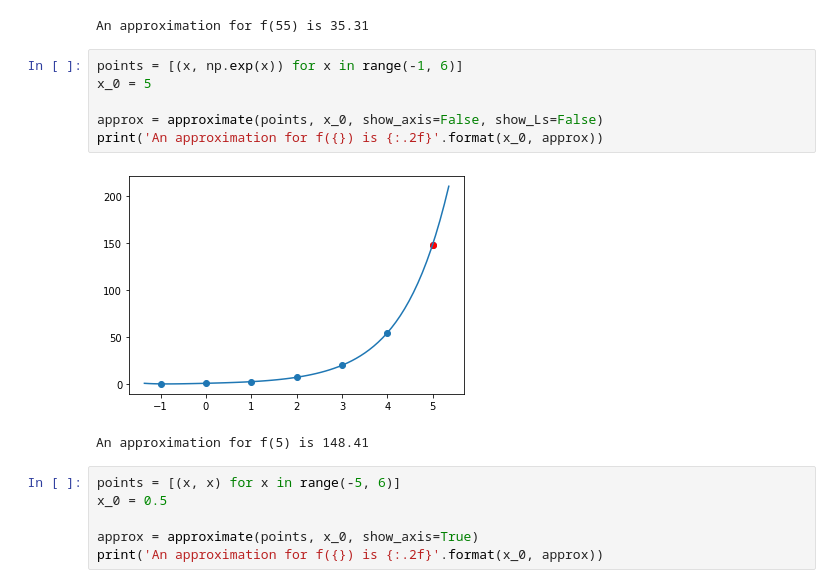
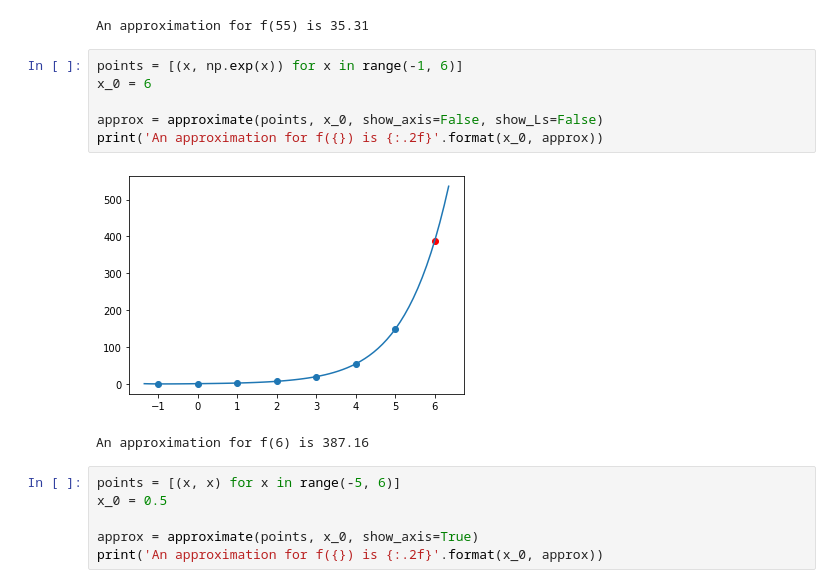
Before and after one commit to Vernalhav/numerical_analysis, a Jupyter notebook: numerico_aplicacoes.ipynb, the cells around one changed output. Saved outputs shown, nothing was run; the diff lists cells and outputs as text.

```diff
--- a/numerico_aplicacoes.ipynb
+++ b/numerico_aplicacoes.ipynb
@@ -465,13 +465,13 @@ print('An approximation for f({}) is {:.2f}'.format(x_0, approx))
 An approximation for f(55) is 35.31
 # %%
 points = [(x, np.exp(x)) for x in range(-1, 6)]
-x_0 = 5
+x_0 = 6
 
 approx = approximate(points, x_0, show_axis=False, show_Ls=False)
 print('An approximation for f({}) is {:.2f}'.format(x_0, approx))
 # %% [output]
-[figure, old version]
+[figure, new version]
-An approximation for f(5) is 148.41
+An approximation for f(6) is 387.16
 # %%
 points = [(x, x) for x in range(-5, 6)]
 x_0 = 0.5
```
Also changed, not shown: parts of 11 cells of this notebook.
